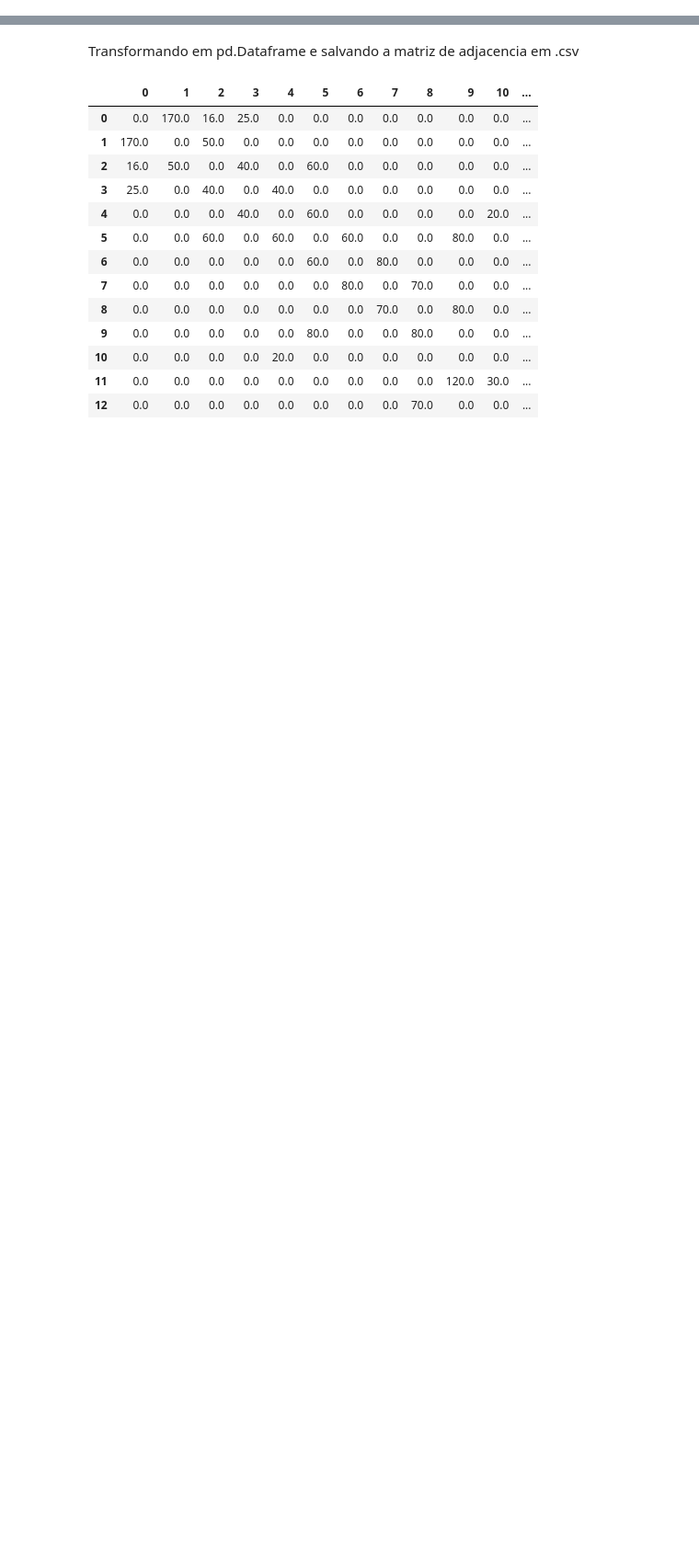
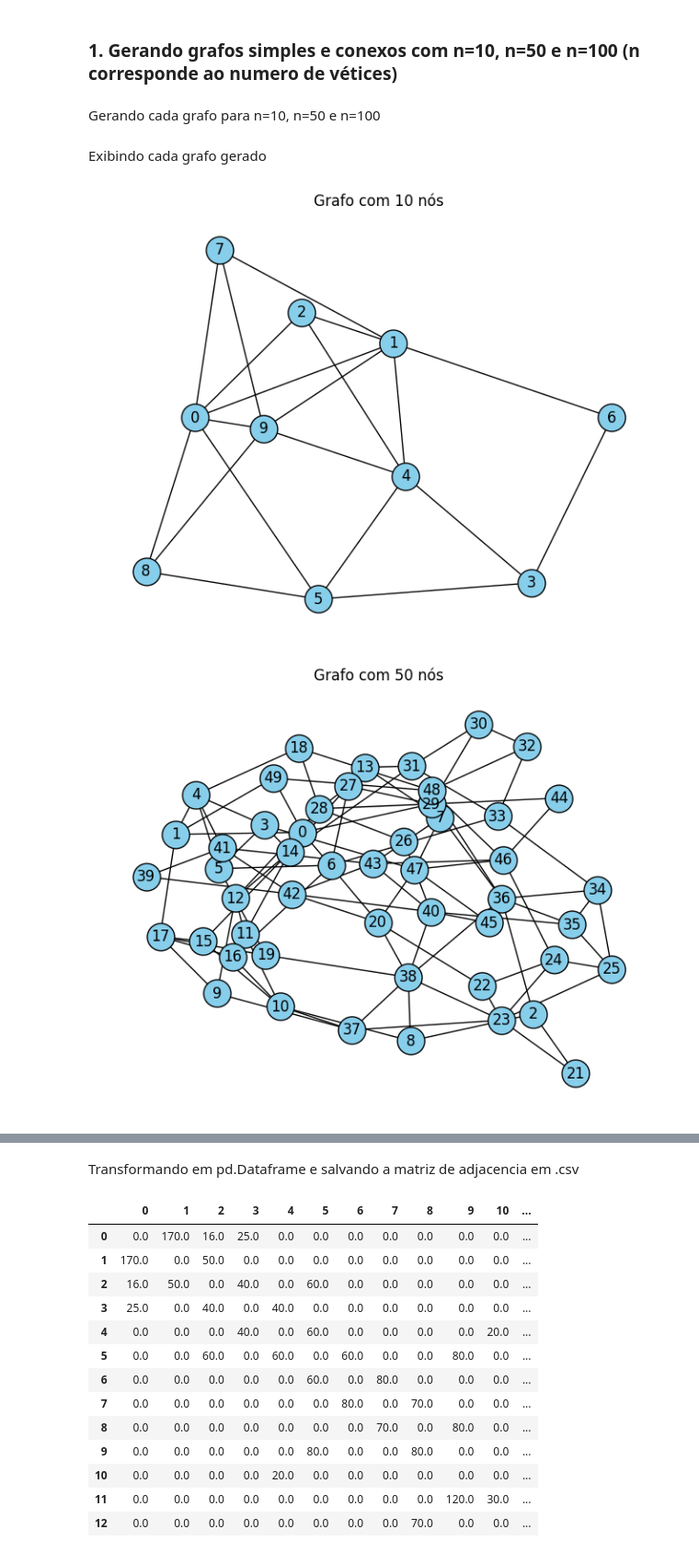
Before and after one commit to felipeversiane/floyd_optimization, a Jupyter notebook: main.ipynb, the cells around one changed output, grey strips where cells are left out. Shown at 92% size. Cells and saved outputs as stored; diff of their text form; code cells hidden in the pictures; blank space fills up the shorter version.

```diff
--- a/main.ipynb
+++ b/main.ipynb
@@ -0,0 +110,18 @@
+# %% [markdown]
+### 1. Gerando grafos simples e conexos com n=10, n=50 e n=100 (n corresponde ao numero de vétices)
+# %% [markdown]
+Gerando cada grafo para n=10, n=50 e n=100
+# %%
+GRAFOS_GERADOS = [
+    gerador_de_grafo(n=10),
+    gerador_de_grafo(n=50),
+    gerador_de_grafo(n=100)
+]
+# %% [markdown]
+Exibindo cada grafo gerado
+# %%
+for GRAFO in GRAFOS_GERADOS:
+    plot_grafo(GRAFO, f'Grafo com {len(GRAFO.nodes)} nós')
+# %% [output]
+[figure, added]
+[figure, added]
```
Also changed, not shown: parts of 46 cells of this notebook.
